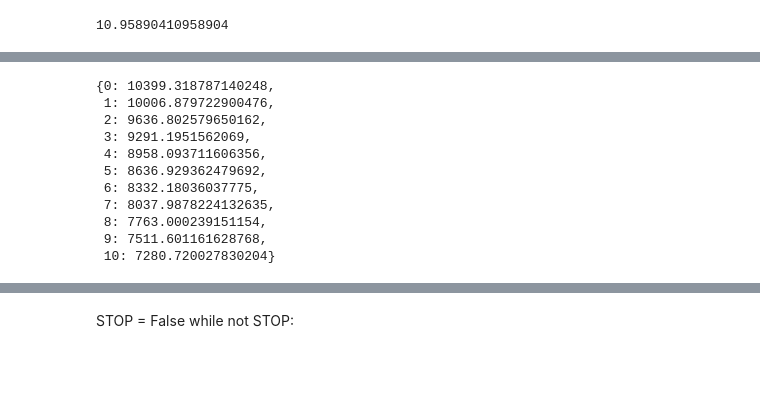
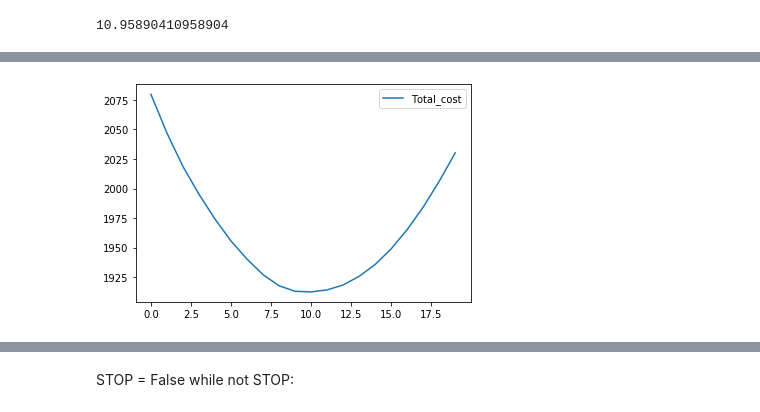
Before and after one commit to rbrown-orxa/LC_App_2_microservices, a Jupyter notebook: Rule_based_Battery_Optimiser.ipynb, the cells around one changed output, grey strips where cells are left out. Saved outputs shown, nothing was run; the diff lists cells and outputs as text; code cells hidden in the pictures; blank space fills up the shorter version.

```diff
--- a/Rule_based_Battery_Optimiser.ipynb
+++ b/Rule_based_Battery_Optimiser.ipynb
@@ -152,9 +152,9 @@ https://www.greenmatch.co.uk/blog/2018/07/solar-battery-storage-system-cost
 BATTERY_TYPE = 'lithium ion'
 DEPTH_OF_DISCHARGE = 0.9
 LIFE_CYCLE = 4000
-BATTERY_COST_KWH = 1000
+BATTERY_COST_KWH = 500
 # %%
-IMPORT_COST_KWH = 0.14
+IMPORT_COST_KWH = 0.20
 # %%
 discharge_cycles_per_day = 1
 days_per_year = 365
@@ -182,7 +182,7 @@ FIXED_STEP_SIZE = 1
 rv = {}
 dt = 1
 one_year = len(P_load)
-for size in range(0, 10 ,1):
+for size in np.arange(INITIAL_SIZE, 20 ,FIXED_STEP_SIZE):
     battery_cost = size * amortized_battery_cost_kwh
 
     E_rated=size
@@ -193,7 +193,8 @@ for size in range(0, 10 ,1):
     E_sto[0]= 0 # start the battery at 0% charge
 
     for hour in range(one_year):
-        P_sto[hour], P_grid[hour], P_curt[hour] = control(P_sun.values[hour], P_load.values[hour], E_sto[hour], dt=dt, E_rated=E_rated)
+        P_sto[hour], P_grid[hour], P_curt[hour] = \
+            control(P_sun.values[hour], P_load.values[hour], E_sto[hour], dt=dt, E_rated=E_rated)
         E_sto[hour+1] = E_sto[hour] + P_sto[hour]*dt
         assert 0 <= E_sto[hour+1] <= E_rated # Check that battery charge is non-negative and not over capacity
     E_sto = E_sto[:-1]
@@ -204,9 +205,9 @@ for size in range(0, 10 ,1):
     import_cost = grid_power * IMPORT_COST_KWH
     total_cost = battery_cost + import_cost
 
-    rv[size] = grid_power
+    rv[size] = total_cost
     print(
-        f'Size:{str(size).zfill(2)} \tbattery cost:{battery_cost:.2f} ' +
+        f'Battery size:{str(size).zfill(2)} \tbattery cost:{battery_cost:.2f} ' +
         f'\tImport kWh:{grid_power:.2f} \tImport cost:{import_cost:.2f}' +
         f'\tTotal Cost:{total_cost:.2f}')
 # rv
@@ -224,14 +235,4 @@ Size:09         battery cost:821.25     Import kWh:7511.60      Import cost:1051
-# %%
-rv
-# %% [output]
-{0: 10399.318787140248,
- 1: 10006.879722900476,
- 2: 9636.802579650162,
- 3: 9291.1951562069,
- 4: 8958.093711606356,
- 5: 8636.929362479692,
- 6: 8332.18036037775,
- 7: 8037.9878224132635,
- 8: 7763.000239151154,
- 9: 7511.601161628768,
- 10: 7280.720027830204}
+# %%
+ax = pd.DataFrame(rv, index=['Total_cost']).T.plot()
+# %% [output]
+[figure, added]
```
Also changed, not shown: parts of 9 cells of this notebook.
